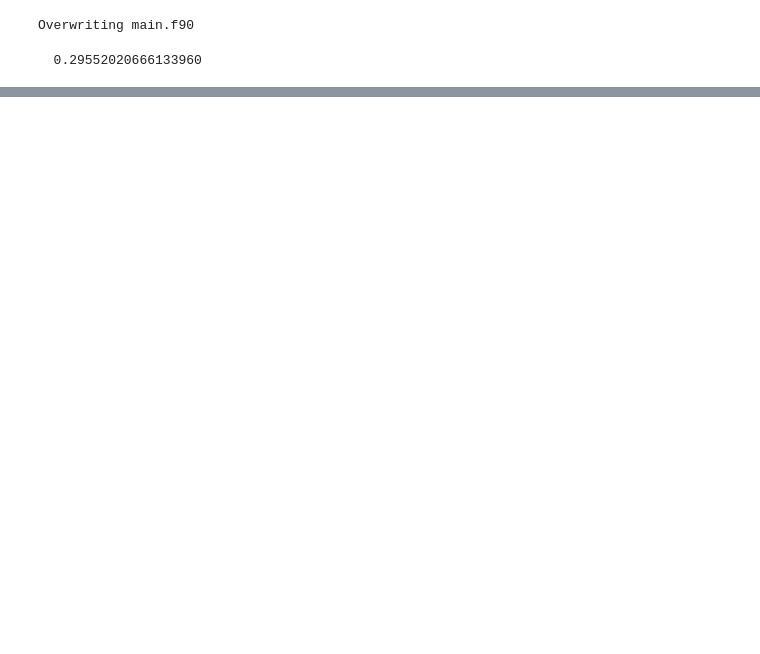
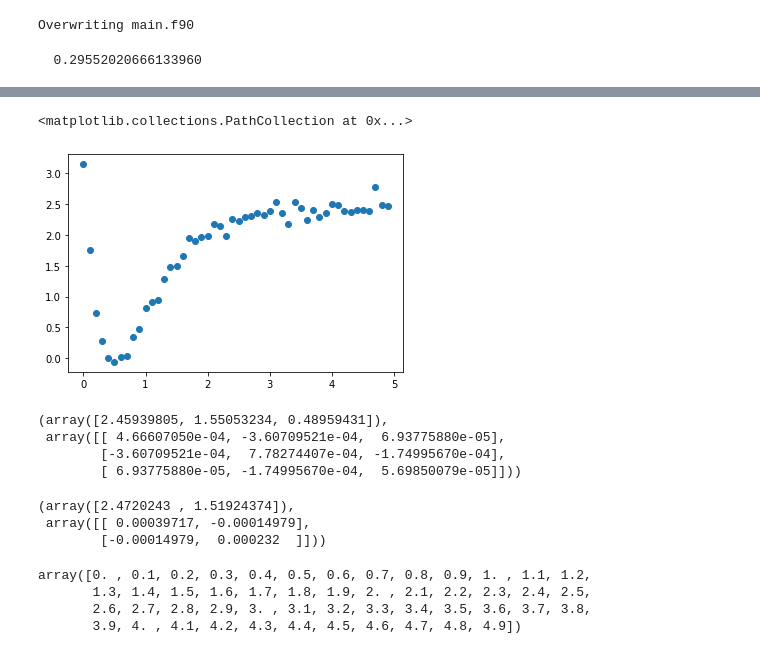
Before and after one commit to bb3110/comppy20, a Jupyter notebook: demo notebook.ipynb, the cells around one changed output, grey strips where cells are left out. Cells and saved outputs as stored; diff of their text form; code cells hidden in the pictures; blank space fills up the shorter version.

```diff
--- a/demo notebook.ipynb
+++ b/demo notebook.ipynb
@@ -1767,0 +2157,16 @@ Removing build directory /tmp/tmp18rk8n4m
+# %%
+x = numpy.arange(0, 5, .1)
+# %%
+y = f(x) + 0.1*numpy.random.normal(size=len(x))
+# %%
+plt.scatter(x, y)
+# %% [output]
+<matplotlib.collections.PathCollection at 0x...>
+[figure, added]
+# %%
+scipy.optimize.curve_fit(f, x, y)
+# %% [output]
+(array([2.45939805, 1.55053234, 0.48959431]),
+ array([[ 4.66607050e-04, -3.60709521e-04,  6.93775880e-05],
+        [-3.60709521e-04,  7.78274407e-04, -1.74995670e-04],
+        [ 6.93775880e-05, -1.74995670e-04,  5.69850079e-05]]))
@@ -1767,0 +2177,13 @@ Removing build directory /tmp/tmp18rk8n4m
+# %%
+scipy.optimize.curve_fit(f1, x, y)
+# %% [output]
+(array([2.4720243 , 1.51924374]),
+ array([[ 0.00039717, -0.00014979],
+        [-0.00014979,  0.000232  ]]))
+# %%
+x
+# %% [output]
+array([0. , 0.1, 0.2, 0.3, 0.4, 0.5, 0.6, 0.7, 0.8, 0.9, 1. , 1.1, 1.2,
+       1.3, 1.4, 1.5, 1.6, 1.7, 1.8, 1.9, 2. , 2.1, 2.2, 2.3, 2.4, 2.5,
+       2.6, 2.7, 2.8, 2.9, 3. , 3.1, 3.2, 3.3, 3.4, 3.5, 3.6, 3.7, 3.8,
+       3.9, 4. , 4.1, 4.2, 4.3, 4.4, 4.5, 4.6, 4.7, 4.8, 4.9])
```
Also changed, not shown: parts of 167 cells of this notebook.
